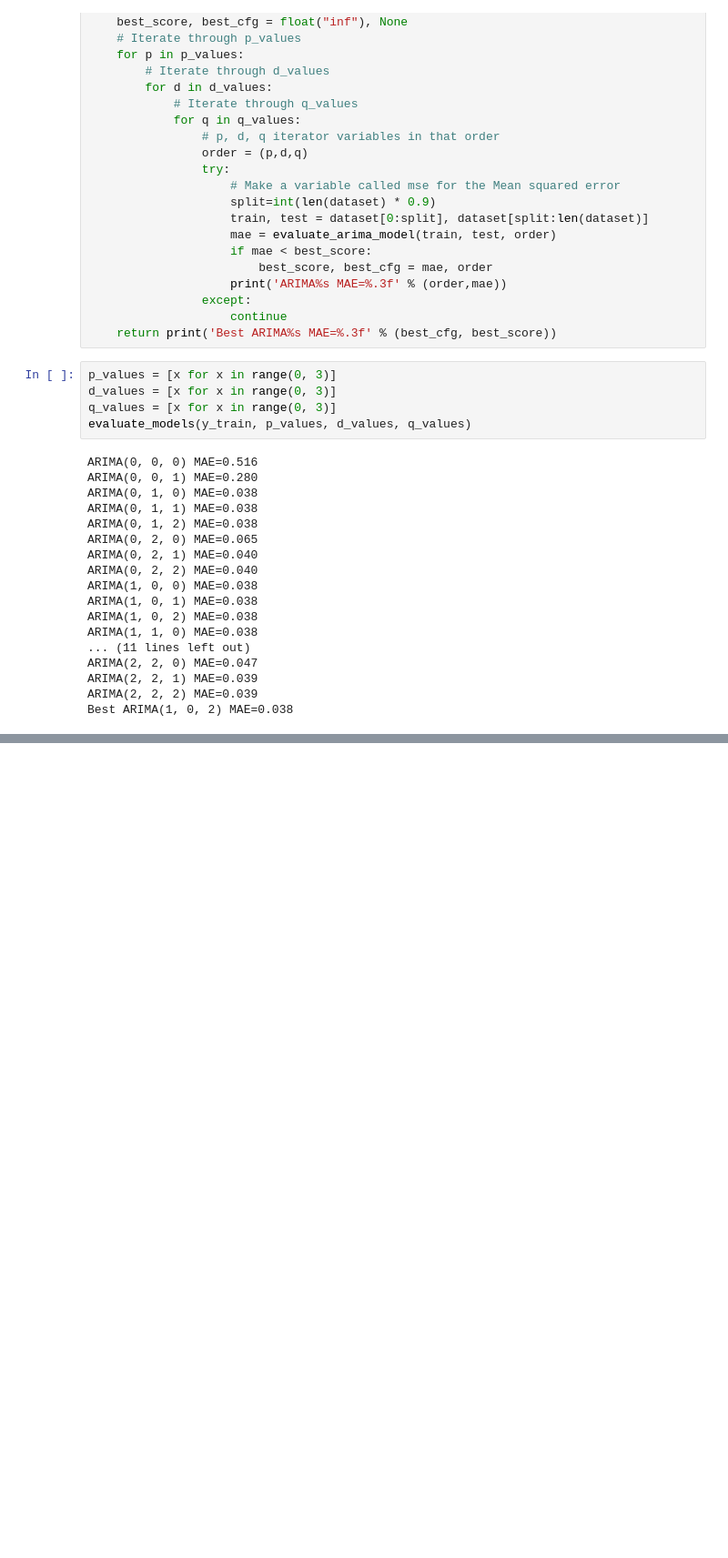
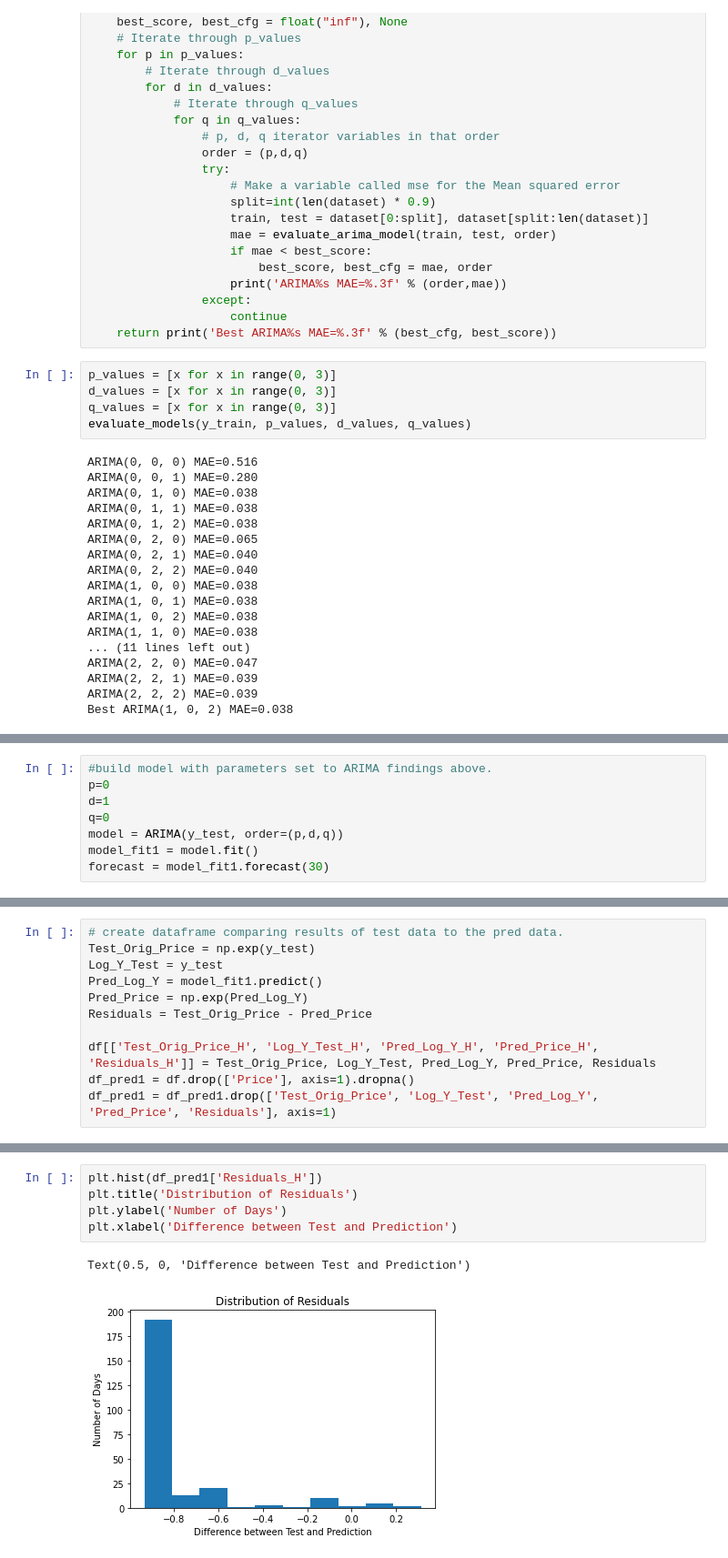
Before and after one commit to threeves91/Springboard, a Jupyter notebook: Capstone Project 3/Preprocessing_CS3.ipynb, the cells around one changed output, grey strips where cells are left out. Shown at 91% size. Drawn from its saved outputs; the diff is of its cells as text; blank space fills up the shorter version.

```diff
--- a/Capstone Project 3/Preprocessing_CS3.ipynb
+++ b/Capstone Project 3/Preprocessing_CS3.ipynb
@@ -326,0 +397,8 @@ As is shown in the above histogram, the model is struggling to accurately fit th
+# %%
+#build model with parameters set to ARIMA findings above.
+p=0
+d=1
+q=0
+model = ARIMA(y_test, order=(p,d,q))
+model_fit1 = model.fit()
+forecast = model_fit1.forecast(30)
@@ -326,0 +421,11 @@ As is shown in the above histogram, the model is struggling to accurately fit th
+# %%
+# create dataframe comparing results of test data to the pred data.
+Test_Orig_Price = np.exp(y_test)
+Log_Y_Test = y_test
+Pred_Log_Y = model_fit1.predict()
+Pred_Price = np.exp(Pred_Log_Y)
+Residuals = Test_Orig_Price - Pred_Price
+
+df[['Test_Orig_Price_H', 'Log_Y_Test_H', 'Pred_Log_Y_H', 'Pred_Price_H', 'Residuals_H']] = Test_Orig_Price, Log_Y_Test, Pred_Log_Y, Pred_Price, Residuals
+df_pred1 = df.drop(['Price'], axis=1).dropna()
+df_pred1 = df_pred1.drop(['Test_Orig_Price', 'Log_Y_Test', 'Pred_Log_Y', 'Pred_Price', 'Residuals'], axis=1)
@@ -326,0 +449,8 @@ As is shown in the above histogram, the model is struggling to accurately fit th
+# %%
+plt.hist(df_pred1['Residuals_H'])
+plt.title('Distribution of Residuals')
+plt.ylabel('Number of Days')
+plt.xlabel('Difference between Test and Prediction')
+# %% [output]
+Text(0.5, 0, 'Difference between Test and Prediction')
+[figure, added]
```
Also changed, not shown: parts of 27 cells of this notebook.
